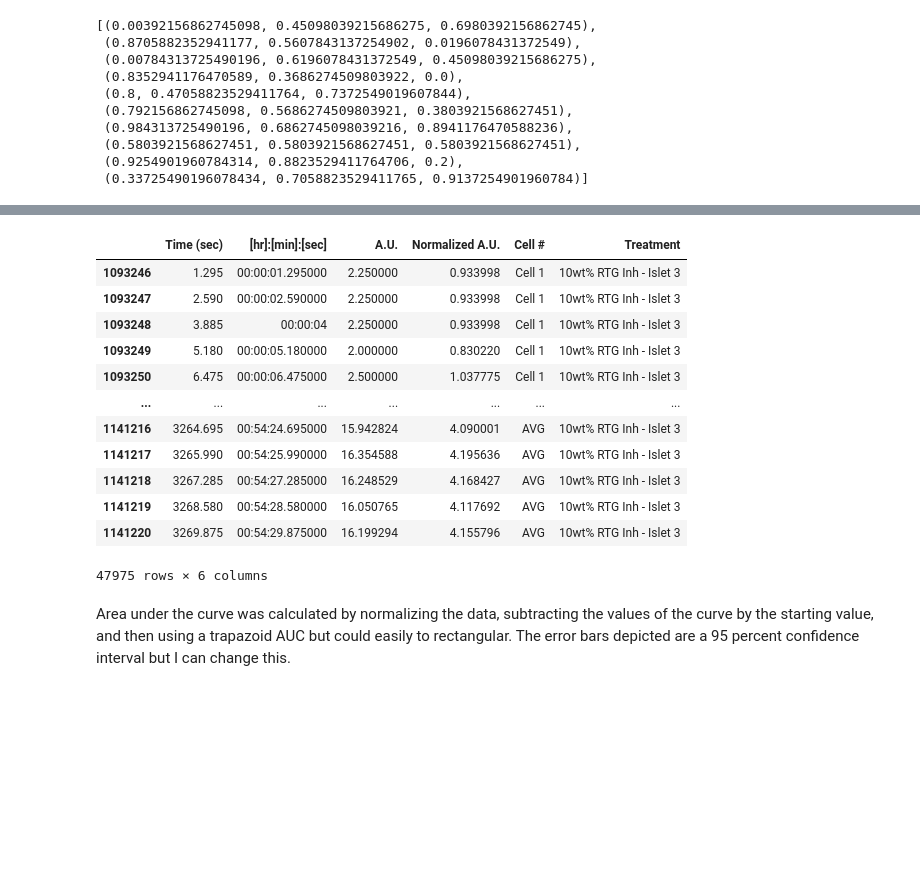
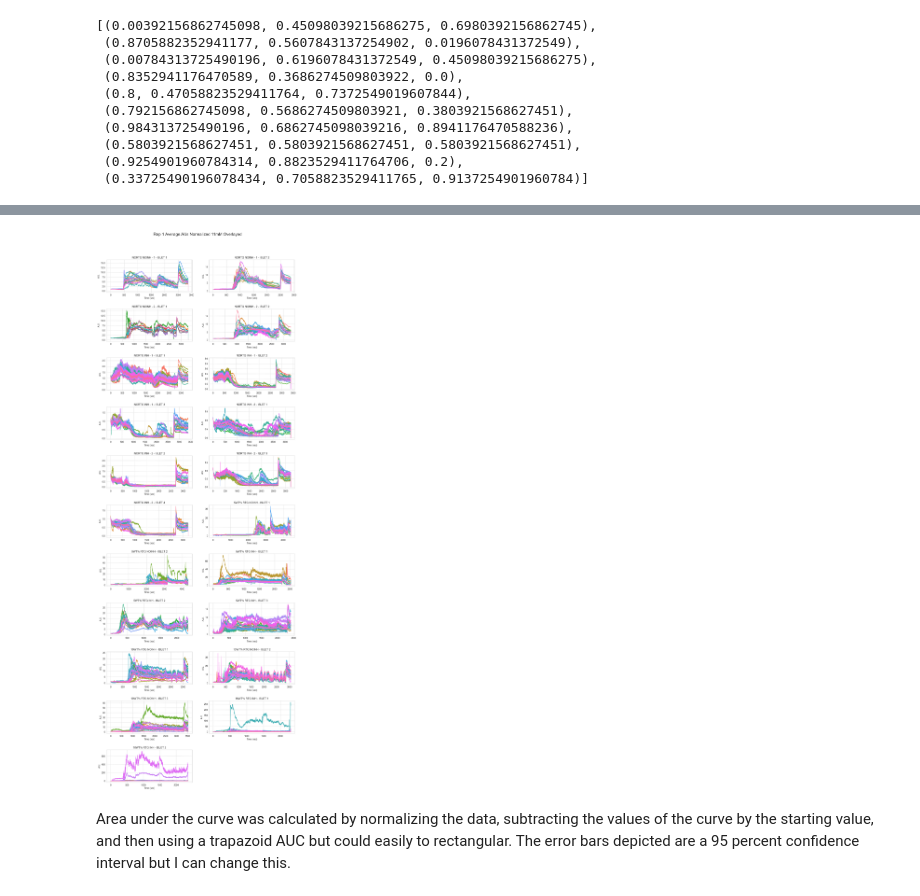
Before and after one commit to s-morrall/Calucium-Analysis, a Jupyter notebook: Refined_Program/Graph_picker.ipynb, the cells around one changed output, grey strips where cells are left out. Cells and saved outputs as stored; diff of their text form; code cells hidden in the pictures; blank space fills up the shorter version.

Commit message:
Create Funcitons
Changed the program to have portions of code seperated out as functions. Those functions will later be moved to the utility folder.

```diff
--- a/Refined_Program/Graph_picker.ipynb
+++ b/Refined_Program/Graph_picker.ipynb
@@ -418,18 +447,7 @@ for n, treat in enumerate(treatments):
             sns.lineplot(data = plot_df,x = "Time (sec)", y = "Normalized A.U.", color=palette[m])
             # Set more frequent ticks on the x-axis
 
-            xspacing = int(round_sig((plot_df["Time (sec)"].max() - plot_df["Time (sec)"].min())/20))
-            ax.xaxis.set_major_locator(ticker.MultipleLocator(xspacing))  # Adjust the locator value as needed
-            yspacing = round_sig((plot_df["Normalized A.U."].max()/10))
-            ax.yaxis.set_major_locator(ticker.MultipleLocator(yspacing))
-            ax.tick_params(axis='x', labelsize=10)  # Adjust the font size of x-axis tick labels
-            ax.tick_params(axis='y', labelsize=10)  # Adjust the font size of x-axis tick labels
-
-            # Enable and enlarge minor ticks for visibility
-            ax.minorticks_on()
-            # Add minor ticks on the x-axis
-            ax.xaxis.set_minor_locator(ticker.AutoMinorLocator(2))  # Adds 1 minor tick between major ticks
-            ax.tick_params(axis='x', which='minor', bottom=True, top=False, length=5)
+            configure_plot_ticks(ax, plot_df, 20, 10)
 
 
             ax.set_xlabel("Time (sec)", fontsize=12)
@@ -439,24 +457,3 @@ for n, treat in enumerate(treatments):
 
     plt.savefig(f"{folder}/{complete_graphs}/rep{rep}_{treat}_graphs.png", bbox_inches = "tight")
     plt.close();
-# %%
-md = analyze.AUC(md, df, style="rect")
-md = analyze.AUC(md, df, style="trap")
-# %%
-md["Duty"] = (md["11 mM Stimulus"] - md["11 mM End"])/(md["11 mM End"] - md["20 mM Stimulus"])
-# %%
-df[df["Treatment"] == treat]
-# %% [output]
-|  | Time (sec) | [hr]:[min]:[sec] | A.U. | Normalized A.U. | Cell # | Treatment |
-| 1093246 | 1.295 | 00:00:01.295000 | 2.250000 | 0.933998 | Cell 1 | 10wt% RTG Inh - Islet 3 |
-| 1093247 | 2.590 | 00:00:02.590000 | 2.250000 | 0.933998 | Cell 1 | 10wt% RTG Inh - Islet 3 |
-| 1093248 | 3.885 | 00:00:04 | 2.250000 | 0.933998 | Cell 1 | 10wt% RTG Inh - Islet 3 |
-| 1093249 | 5.180 | 00:00:05.180000 | 2.000000 | 0.830220 | Cell 1 | 10wt% RTG Inh - Islet 3 |
-| 1093250 | 6.475 | 00:00:06.475000 | 2.500000 | 1.037775 | Cell 1 | 10wt% RTG Inh - Islet 3 |
-| ... | ... | ... | ... | ... | ... | ... |
-| 1141216 | 3264.695 | 00:54:24.695000 | 15.942824 | 4.090001 | AVG | 10wt% RTG Inh - Islet 3 |
-| 1141217 | 3265.990 | 00:54:25.990000 | 16.354588 | 4.195636 | AVG | 10wt% RTG Inh - Islet 3 |
-| 1141218 | 3267.285 | 00:54:27.285000 | 16.248529 | 4.168427 | AVG | 10wt% RTG Inh - Islet 3 |
-| 1141219 | 3268.580 | 00:54:28.580000 | 16.050765 | 4.117692 | AVG | 10wt% RTG Inh - Islet 3 |
-| 1141220 | 3269.875 | 00:54:29.875000 | 16.199294 | 4.155796 | AVG | 10wt% RTG Inh - Islet 3 |
-47975 rows × 6 columns
@@ -469,2 +460,34 @@ md_plot.to_excel(f"{folder}/Rep{rep}_11mM_curve_raw_calculations.xlsx")
+# %%
+treatments = df.Treatment.unique()
+
+plt.figure(figsize=(15, int(2*len(treatments))))
+plt.subplots_adjust(hspace=.5)
+plt.suptitle("Rep 1 Average AUs Normalized 11mM Overlayed", fontsize=18, y=0.92)
+
+# loop through the length of tickers and keep track of index
+for n, treat in enumerate(treatments):
+
+
+    ax = plt.subplot(int(math.ceil(len(treatments)/2)), 2, n + 1)
+
+
+    temp_df = df[df["Treatment"] == treat]
+    temp_md = md[md["Treatment"] == treat]
+
+
+    # filter df and plot ticker on the new subplot axis
+    sns.lineplot(data = temp_df,x = "Time (sec)", y = "Normalized A.U.", hue = "Cell #")
+
+    ax.set_xlabel("Time (sec)")
+    ax.set_ylabel("A.U.")
+
+
+    # chart formatting
+    ax.set_title(treat.upper())
+    ax.get_legend().remove()
+    #ax.set_xlabel("")
+plt.savefig(f"{folder}/Rep{rep}_11mM_curves_overlayed.png", bbox_inches = "tight");
+# %% [output]
+[figure, added]
 # %% [markdown]
 Area under the curve was calculated by normalizing the data, subtracting the values of the curve by the starting value, and then using a trapazoid AUC but could easily to rectangular. The error bars depicted are a 95 percent confidence interval but I can change this.
```
Also changed, not shown: parts of 20 cells of this notebook, 3 other files.
